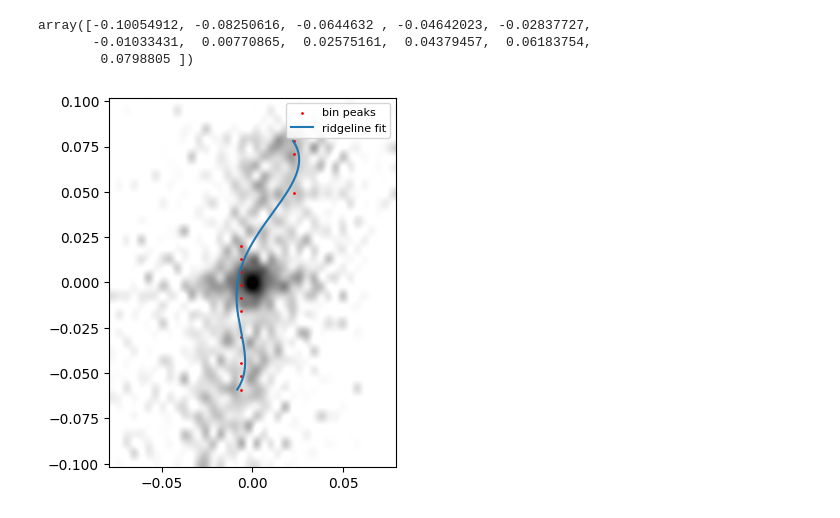
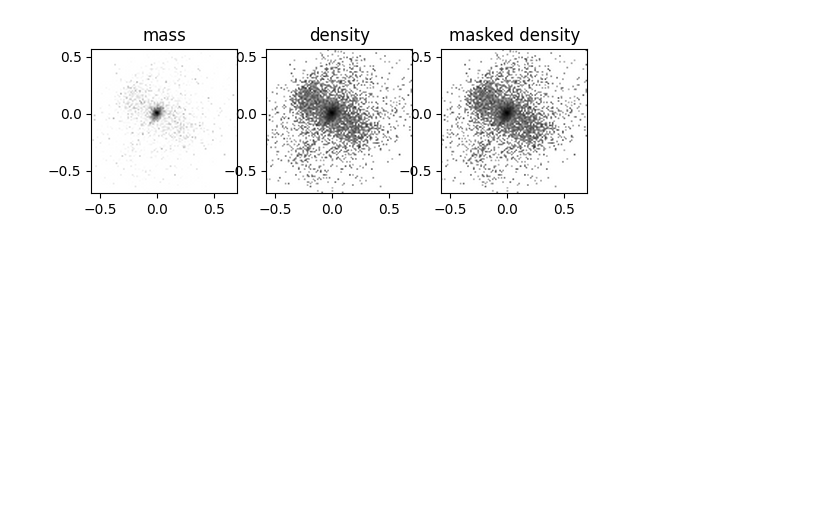
Before and after one commit to RSPicken2/stellar-streams, a Jupyter notebook: Ridgeline.ipynb, the cells around one changed output. Cells and saved outputs as stored; diff of their text form; code cells hidden in the pictures; blank space fills up the shorter version.

Commit message:
Improve Ridge Fitting

```diff
--- a/Ridgeline.ipynb
+++ b/Ridgeline.ipynb
@@ -116,19 +69,13 @@ $x \mapsto \text{0.00821932} - \text{0.0009109}\,\left(\text{-0.71968276} + \tex
-# %%
-valid_lats
-# %% [output]
-array([-0.10054912, -0.08250616, -0.0644632 , -0.04642023, -0.02837727,
-       -0.01033431,  0.00770865,  0.02575161,  0.04379457,  0.06183754,
-        0.0798805 ])
-# %%
-fig, ax = plt.subplots()
-plot_clustergram_rad(fig, ax, step_df['LAT'], step_df['LON'], acceptance=99, m=step_df['M'])
-
-ax.scatter(valid_lons, valid_lats, s=1, c='red', label='bin peaks')
-
-lat_smooth = np.linspace(valid_lats[0], valid_lats[-1], 500)
-ax.plot(poly(lat_smooth), lat_smooth, label='ridgeline fit')
-
-ax.legend(fontsize=8)
-plt.show()
-# %% [output]
-[figure, removed]
+# %%
+centre_deg = SkyCoord(ra=np.median(step_df['ra']) * u.deg,
+                  dec=np.median(step_df['dec']) * u.deg,
+                  frame='icrs')
+
+sky_deg = SkyCoord(ra=step_df['ra'].values * u.deg,
+                   dec=step_df['dec'].values * u.deg,
+                   frame='icrs')
+
+tp = sky_deg.transform_to(centre_deg.skyoffset_frame())
+
+step_df["x_deg"] = tp.lon.deg
+step_df["y_deg"] = tp.lat.deg
@@ -134,0 +104,33 @@ plt.show()
+# %%
+fig, ax = plt.subplots(1,3)
+ax[0].imshow(
+        np.log10(mass_grid.T + 1),
+        origin='lower',
+        extent=[xedges[0], xedges[-1], yedges[0], yedges[-1]],
+        cmap='gray_r',
+        interpolation='spline36'
+    )
+ax[0].set_title('mass')
+ax[1].imshow(
+        np.log10(density.T + 1),
+        origin='lower',
+        extent=[xedges[0], xedges[-1], yedges[0], yedges[-1]],
+        cmap='gray_r',
+        interpolation='spline36'
+    )
+ax[1].set_title('density')
+ax[2].imshow(
+        np.log10(masked_density.T + 1),
+        origin='lower',
+        extent=[xedges[0], xedges[-1], yedges[0], yedges[-1]],
+        cmap='gray_r',
+        interpolation='spline36'
+    )
+ax[2].set_title('masked density')
+
+#ax.set_xlim([-offset,offset])
+#ax.set_ylim([-offset,offset])
+
+plt.show()
+# %% [output]
+[figure, added]
```
Also changed, not shown: parts of 13 cells of this notebook.
